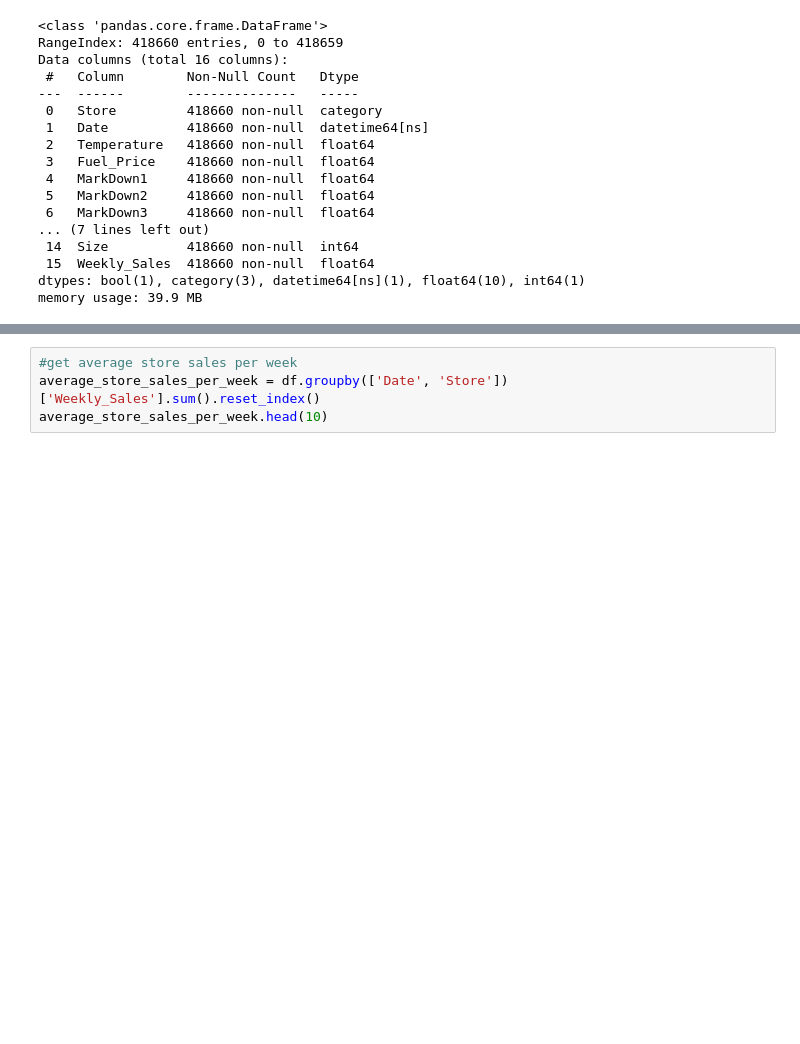
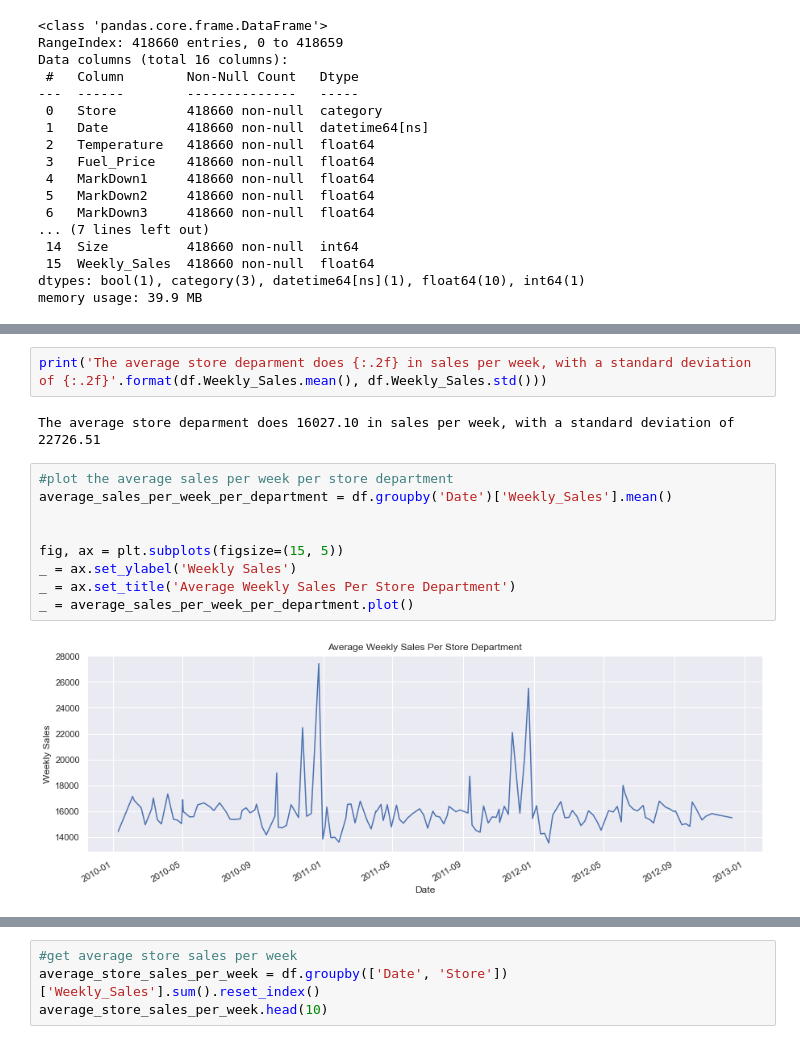
Before and after one commit to jamesdinardo/Retail-Forecasting, a Jupyter notebook: EDA.ipynb, the cells around one changed output, grey strips where cells are left out. Cells and saved outputs as stored; diff of their text form; blank space fills up the shorter version.

```diff
--- a/EDA.ipynb
+++ b/EDA.ipynb
@@ -89,3 +91,18 @@ Text(0.5, 0, 'Total Sales in Millions')
+# %%
+print('The average store deparment does {:.2f} in sales per week, with a standard deviation of {:.2f}'.format(df.Weekly_Sales.mean(), df.Weekly_Sales.std()))
+# %% [output]
+The average store deparment does 16027.10 in sales per week, with a standard deviation of 22726.51
+# %%
+#plot the average sales per week per store department
+average_sales_per_week_per_department = df.groupby('Date')['Weekly_Sales'].mean()
+
+
+fig, ax = plt.subplots(figsize=(15, 5))
+_ = ax.set_ylabel('Weekly Sales')
+_ = ax.set_title('Average Weekly Sales Per Store Department')
+_ = average_sales_per_week_per_department.plot()
+# %% [output]
+[figure, added]
 # %%
 #get total sales per week across all stores
 total_sales_per_week = df.groupby('Date')['Weekly_Sales'].sum().reset_index()
```
Also changed, not shown: parts of 26 cells of this notebook.
